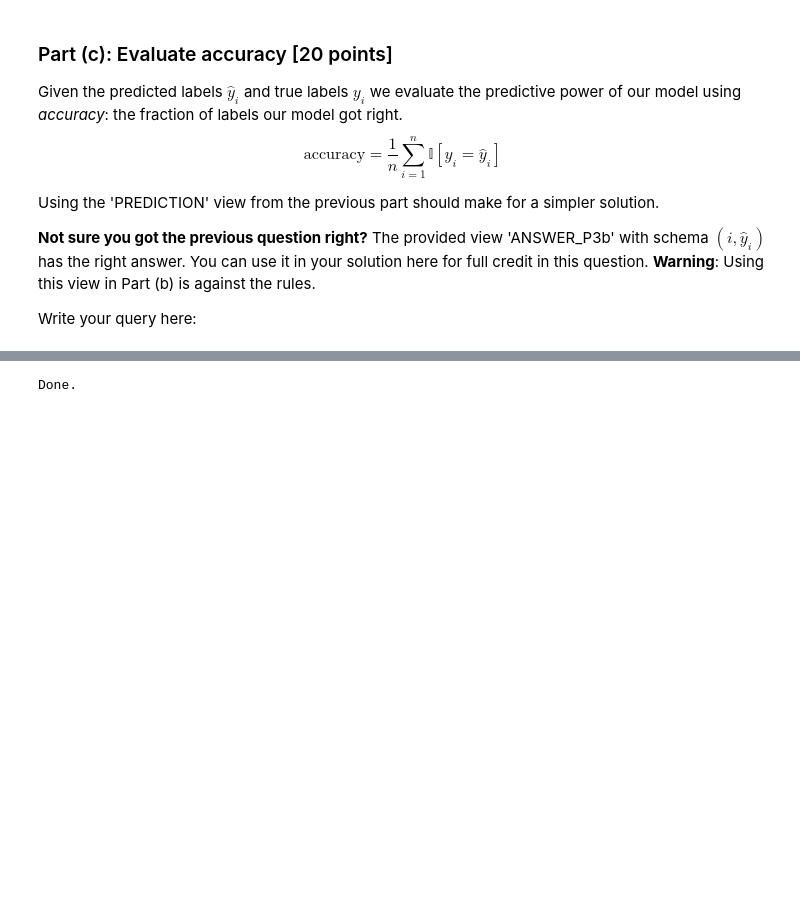
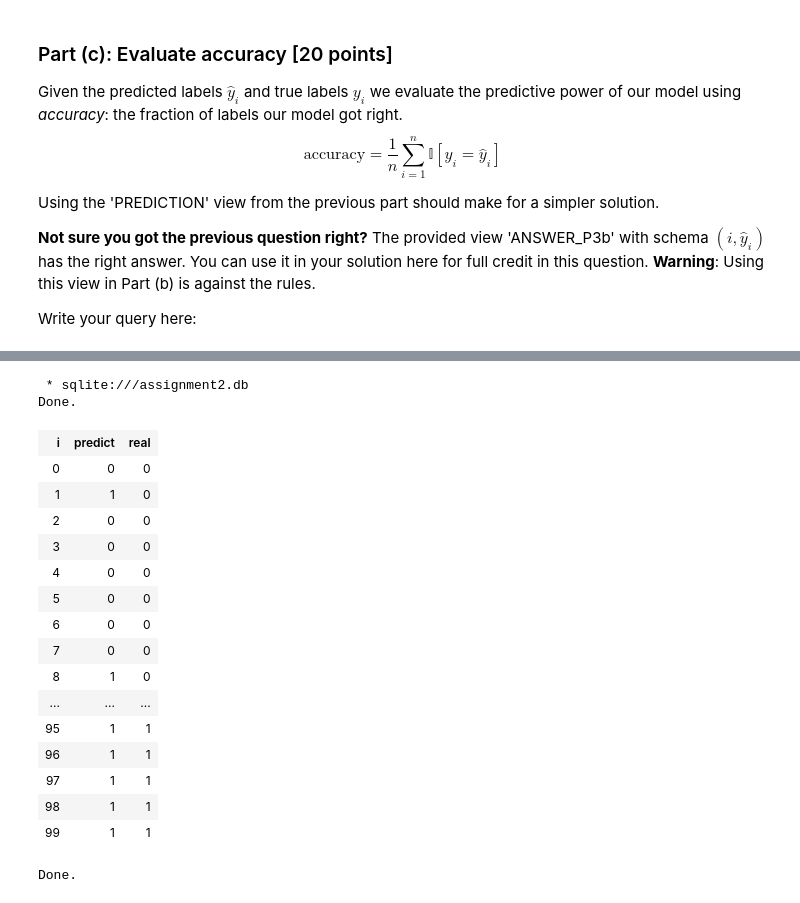
Before and after one commit to jhuang292/SQL, a Jupyter notebook: assignment2.ipynb, the cells around one changed output, grey strips where cells are left out. Cells and saved outputs as stored; diff of their text form; code cells hidden in the pictures; blank space fills up the shorter version.

```diff
--- a/assignment2.ipynb
+++ b/assignment2.ipynb
@@ -657,3 +720,32 @@ Write your query here:
+# %%
+%%sql
+SELECT P.i AS i, P.val AS predict, R.Label As real
+FROM PREDICTION AS P
+INNER JOIN
+(
+        SELECT i, Label
+        FROM IRIS
+        ) AS R
+ON P.i = R.i
+# %% [output]
+ * sqlite:///assignment2.db
+Done.
+| i | predict | real |
+| 0 | 0 | 0 |
+| 1 | 1 | 0 |
+| 2 | 0 | 0 |
+| 3 | 0 | 0 |
+| 4 | 0 | 0 |
+| 5 | 0 | 0 |
+| 6 | 0 | 0 |
+| 7 | 0 | 0 |
+| 8 | 1 | 0 |
+| ... | ... | ... |
+| 95 | 1 | 1 |
+| 96 | 1 | 1 |
+| 97 | 1 | 1 |
+| 98 | 1 | 1 |
+| 99 | 1 | 1 |
 # %%
 """
 Expected output below- don't re-evaluate this cell!
```
Also changed, not shown: parts of 3 cells of this notebook.
